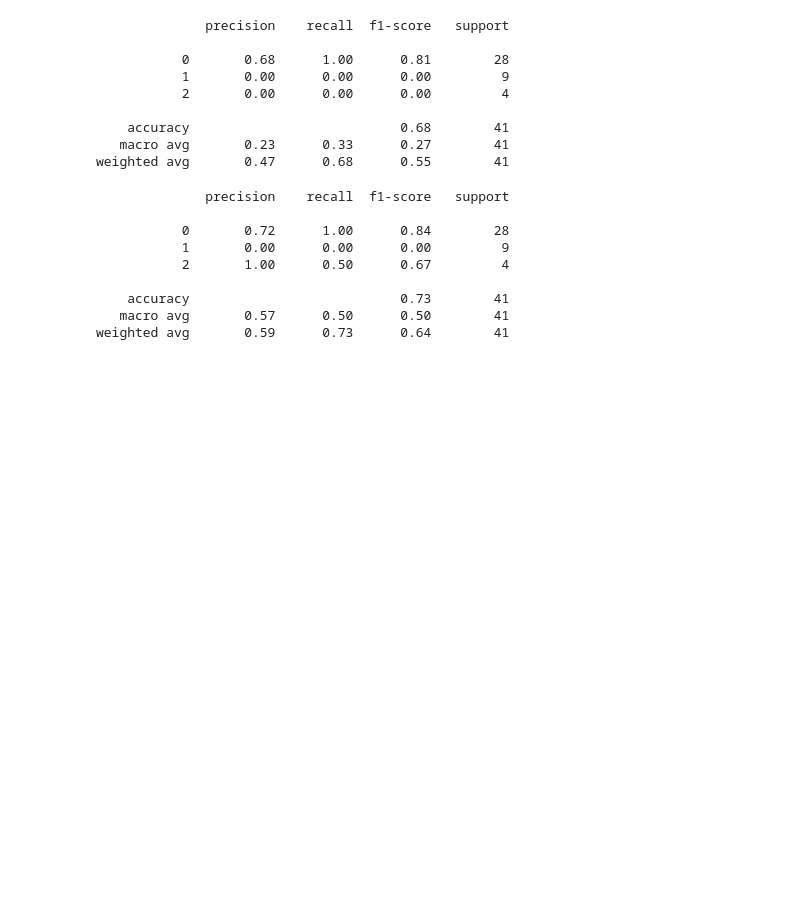
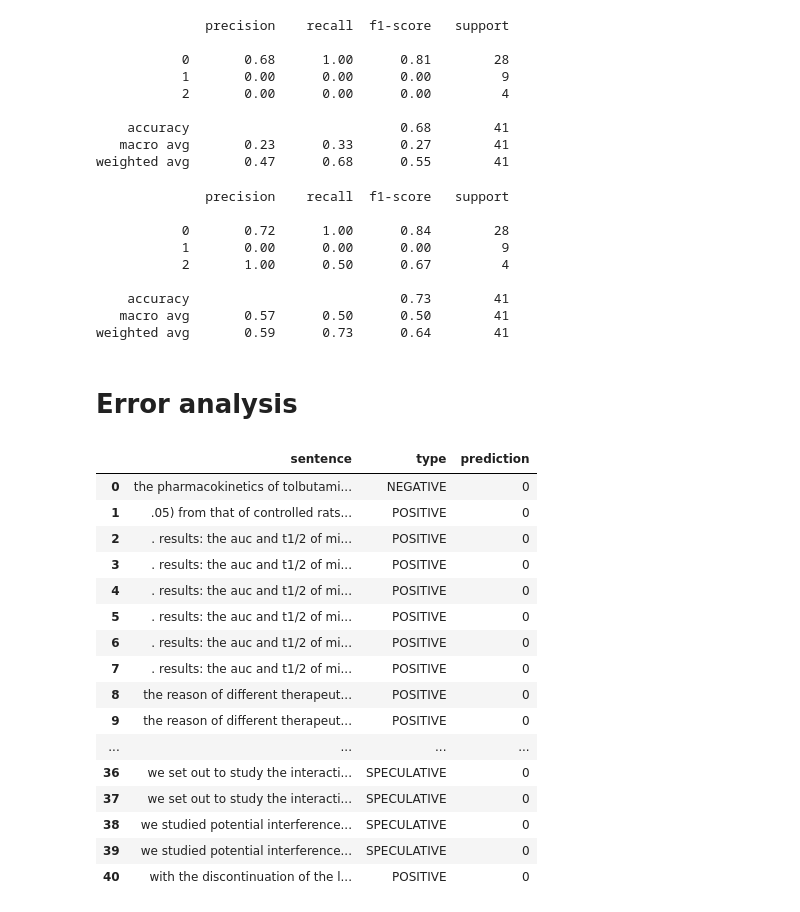
Before and after one commit to erkanotales/baseline-herb-drug-interaction, a Jupyter notebook: train.ipynb, the cells around one changed output. Saved outputs shown, nothing was run; the diff lists cells and outputs as text; code cells hidden in the pictures; blank space fills up the shorter version.

Commit message:
added error analysis

```diff
--- a/train.ipynb
+++ b/train.ipynb
@@ -252,3 +252,31 @@ print(classification_report(y_test, rf_pipe.predict(x_test)))
     accuracy                           0.73        41
    macro avg       0.57      0.50      0.50        41
 weighted avg       0.59      0.73      0.64        41
+# %% [markdown]
+# Error analysis
+# %%
+rnd_predictions = rf_pipe.predict(x_test)
+# %%
+df_err_analysis = pd.DataFrame(columns=['sentence', 'type', 'prediction'])
+df_err_analysis['sentence'] = valid_df['sentences']
+df_err_analysis['type'] = valid_df['type']
+df_err_analysis['prediction'] = rnd_predictions
+df_err_analysis
+# %% [output]
+|  | sentence | type | prediction |
+| 0 | the pharmacokinetics of tolbutami... | NEGATIVE | 0 |
+| 1 | .05) from that of controlled rats... | POSITIVE | 0 |
+| 2 | . results: the auc and t1/2 of mi... | POSITIVE | 0 |
+| 3 | . results: the auc and t1/2 of mi... | POSITIVE | 0 |
+| 4 | . results: the auc and t1/2 of mi... | POSITIVE | 0 |
+| 5 | . results: the auc and t1/2 of mi... | POSITIVE | 0 |
+| 6 | . results: the auc and t1/2 of mi... | POSITIVE | 0 |
+| 7 | . results: the auc and t1/2 of mi... | POSITIVE | 0 |
+| 8 | the reason of different therapeut... | POSITIVE | 0 |
+| 9 | the reason of different therapeut... | POSITIVE | 0 |
+| ... | ... | ... | ... |
+| 36 | we set out to study the interacti... | SPECULATIVE | 0 |
+| 37 | we set out to study the interacti... | SPECULATIVE | 0 |
+| 38 | we studied potential interference... | SPECULATIVE | 0 |
+| 39 | we studied potential interference... | SPECULATIVE | 0 |
+| 40 | with the discontinuation of the l... | POSITIVE | 0 |
```
Also changed, not shown: parts of 7 cells of this notebook.
